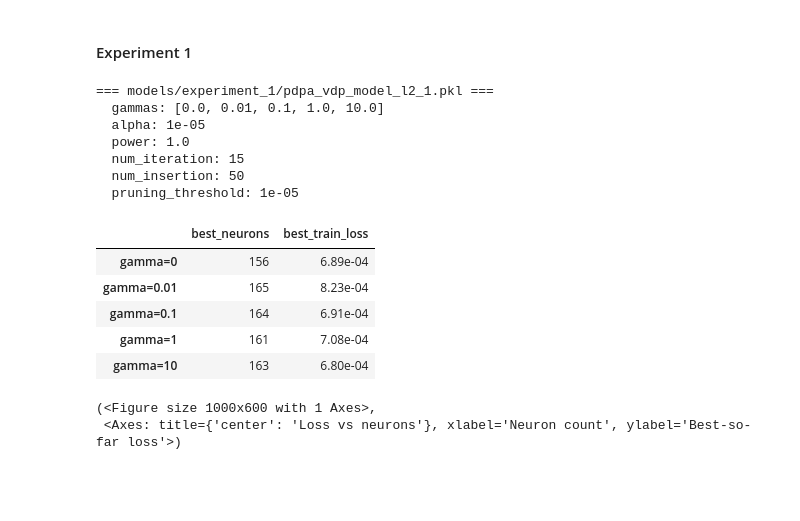
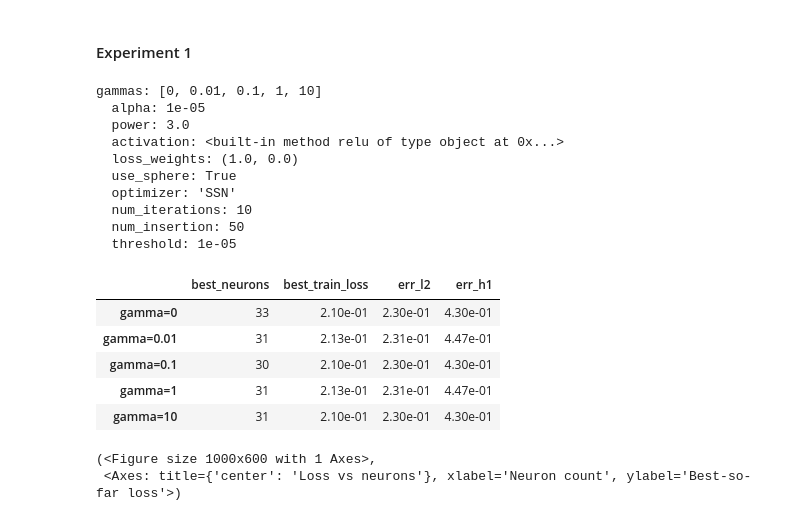
Before and after one commit to KeWu5678/NNforHJB, a Jupyter notebook: notebook/experiment_analysis.ipynb, the cells around one changed output. Saved outputs shown, nothing was run; the diff lists cells and outputs as text; code cells hidden in the pictures; blank space fills up the shorter version.

```diff
--- a/notebook/experiment_analysis.ipynb
+++ b/notebook/experiment_analysis.ipynb
@@ -18,30 +18,33 @@ sys.path.insert(0, Path().absolute().parent.as_posix())
 # %%
 from src.metric import print_experiment_hyperparameters
 
-print_experiment_hyperparameters("models/experiment_1/pdpa_vdp_model_l2_1.pkl")
+print_experiment_hyperparameters("models/experiment_1.pkl")
 # %% [output]
-=== models/experiment_1/pdpa_vdp_model_l2_1.pkl ===
-  gammas: [0.0, 0.01, 0.1, 1.0, 10.0]
+gammas: [0, 0.01, 0.1, 1, 10]
   alpha: 1e-05
-  power: 1.0
-  num_iteration: 15
+  power: 3.0
+  activation: <built-in method relu of type object at 0x...>
+  loss_weights: (1.0, 0.0)
+  use_sphere: True
+  optimizer: 'SSN'
+  num_iterations: 10
   num_insertion: 50
-  pruning_threshold: 1e-05
+  threshold: 1e-05
 # %%
 from src.metric import summarize_final_neuron_count_and_loss
 
 out = summarize_final_neuron_count_and_loss(
-    "models/experiment_1/pdpa_vdp_model_l2_1.pkl",
+    "models/experiment_1.pkl",
     loss="train"
     )
 out["table_df"]   # rows = gamma, cols = best_neurons / best_val_loss (sci)
 # %% [output]
-|  | best_neurons | best_train_loss |
-| gamma=0 | 156 | 6.89e-04 |
-| gamma=0.01 | 165 | 8.23e-04 |
-| gamma=0.1 | 164 | 6.91e-04 |
-| gamma=1 | 161 | 7.08e-04 |
-| gamma=10 | 163 | 6.80e-04 |
+|  | best_neurons | best_train_loss | err_l2 | err_h1 |
+| gamma=0 | 33 | 2.10e-01 | 2.30e-01 | 4.30e-01 |
+| gamma=0.01 | 31 | 2.13e-01 | 2.31e-01 | 4.47e-01 |
+| gamma=0.1 | 30 | 2.10e-01 | 2.30e-01 | 4.30e-01 |
+| gamma=1 | 31 | 2.13e-01 | 2.31e-01 | 4.47e-01 |
+| gamma=10 | 31 | 2.10e-01 | 2.30e-01 | 4.30e-01 |
 # %%
 from src.metric import plot_loss_vs_neurons_by_gamma
 
```
Also changed, not shown: 22 other files.
